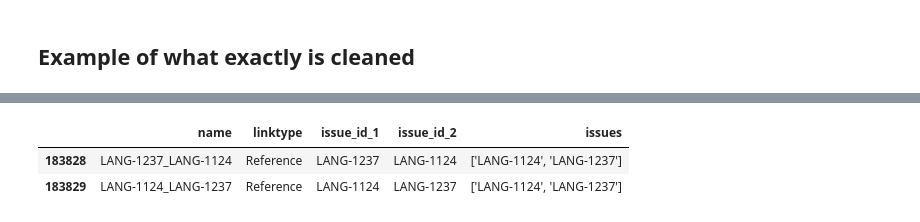
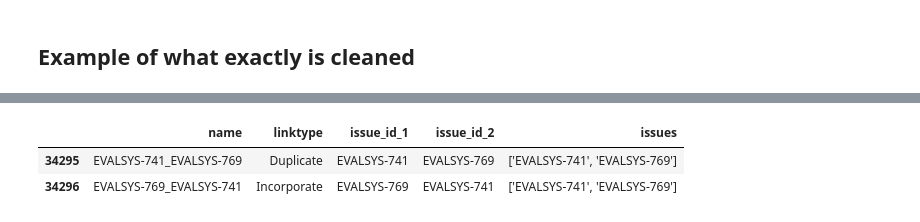
Before and after one commit to RegenKordel/LYNX-BeyondDuplicates, a Jupyter notebook: data_preprocessing/Link_Preprocessing.ipynb, the cells around one changed output, grey strips where cells are left out. Cells and saved outputs as stored; diff of their text form; code cells hidden in the pictures.

```diff
--- a/data_preprocessing/Link_Preprocessing.ipynb
+++ b/data_preprocessing/Link_Preprocessing.ipynb
@@ -200,9 +203,9 @@ valid_doubles
-# %%
-cl_link_df[(cl_link_df['issue_id_1'] == 'SVN-3401') | (cl_link_df['issue_id_2'] == 'SVN-3401')]
-# %% [output]
-|  | name | linktype | issue_id_1 | issue_id_2 | issues |
-| 183828 | LANG-1237_LANG-1124 | Reference | LANG-1237 | LANG-1124 | ['LANG-1124', 'LANG-1237'] |
-| 183829 | LANG-1124_LANG-1237 | Reference | LANG-1124 | LANG-1237 | ['LANG-1124', 'LANG-1237'] |
+# %%
+cl_link_df[(cl_link_df['issue_id_1'] == 'EVALSYS-741') | (cl_link_df['issue_id_2'] == 'EVALSYS-741')]
+# %% [output]
+|  | name | linktype | issue_id_1 | issue_id_2 | issues |
+| 34295 | EVALSYS-741_EVALSYS-769 | Duplicate | EVALSYS-741 | EVALSYS-769 | ['EVALSYS-741', 'EVALSYS-769'] |
+| 34296 | EVALSYS-769_EVALSYS-741 | Incorporate | EVALSYS-769 | EVALSYS-741 | ['EVALSYS-741', 'EVALSYS-769'] |
 # %%
 for i in valid_doubles:
     if len(set(cl_link_df[cl_link_df['issues']==i]['linktype']))>1:
```
Also changed, not shown: parts of 17 cells of this notebook, 5 other files.
